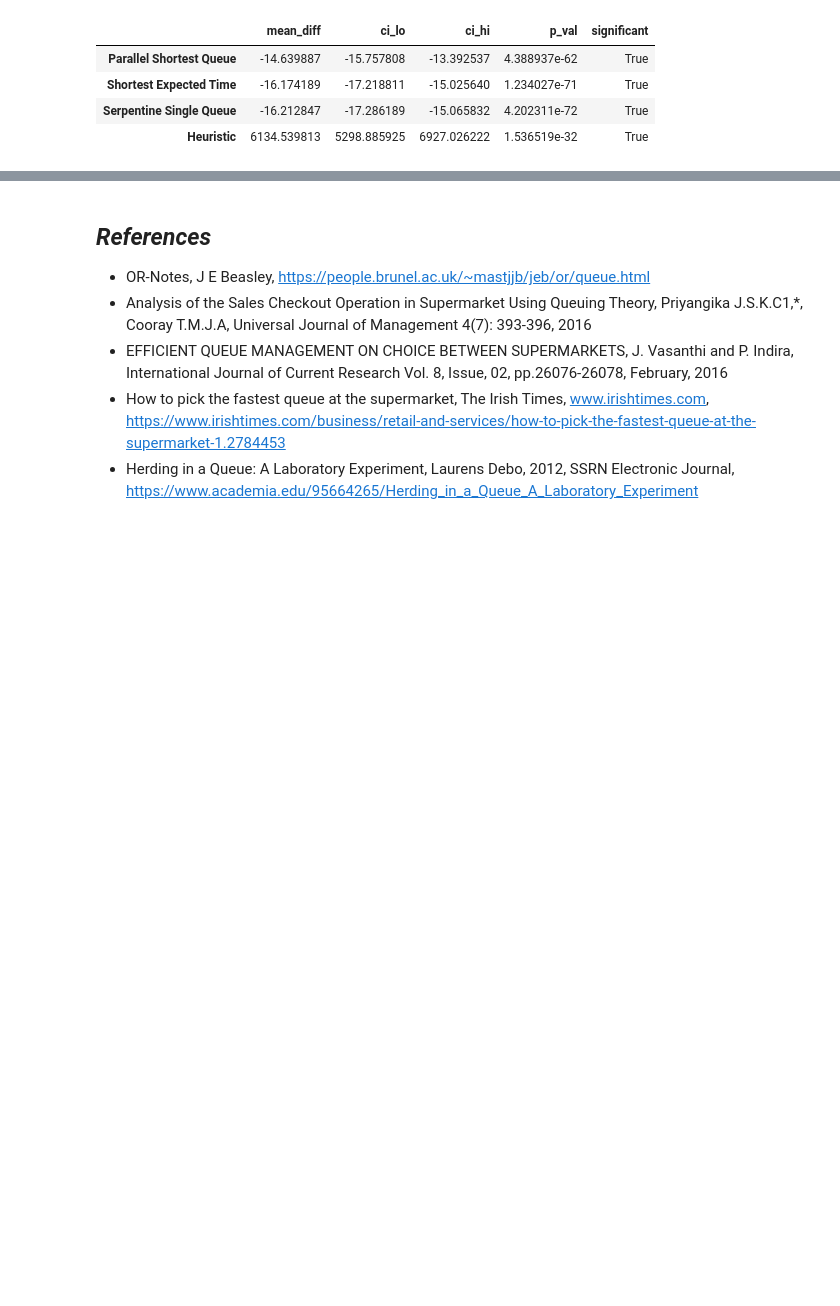
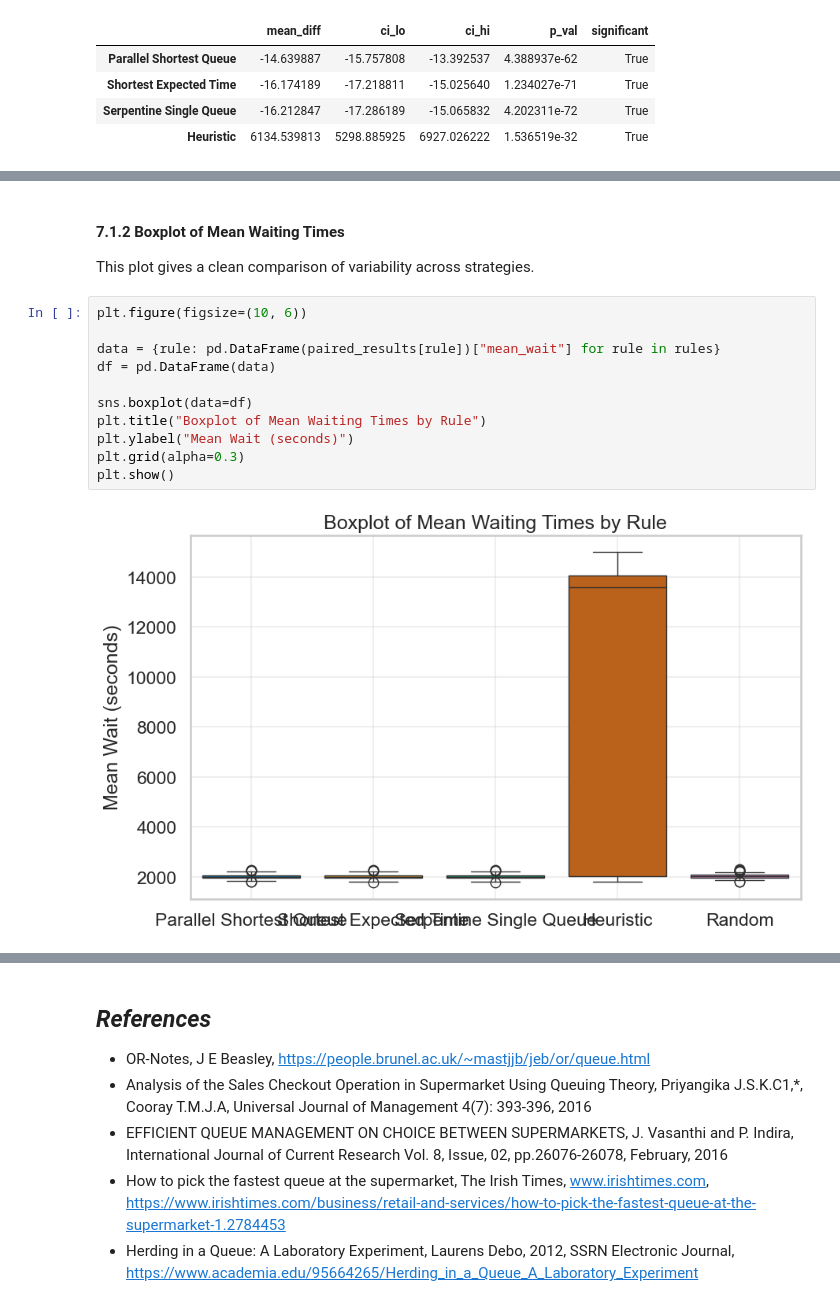
Before and after one commit to mnemtserov/math-concepts-for-devs-project, a Jupyter notebook: math_project.ipynb, the cells around one changed output, grey strips where cells are left out. Saved outputs shown, nothing was run; the diff lists cells and outputs as text; blank space fills up the shorter version.

```diff
--- a/math_project.ipynb
+++ b/math_project.ipynb
@@ -351,0 +376,16 @@ Paired diffs vs Random (mean wait):
+# %% [markdown]
+#### 7.1.2 Boxplot of Mean Waiting Times
+This plot gives a clean comparison of variability across strategies.
+# %%
+plt.figure(figsize=(10, 6))
+
+data = {rule: pd.DataFrame(paired_results[rule])["mean_wait"] for rule in rules}
+df = pd.DataFrame(data)
+
+sns.boxplot(data=df)
+plt.title("Boxplot of Mean Waiting Times by Rule")
+plt.ylabel("Mean Wait (seconds)")
+plt.grid(alpha=0.3)
+plt.show()
+# %% [output]
+[figure, added]
```
Also changed, not shown: parts of 5 cells of this notebook.
